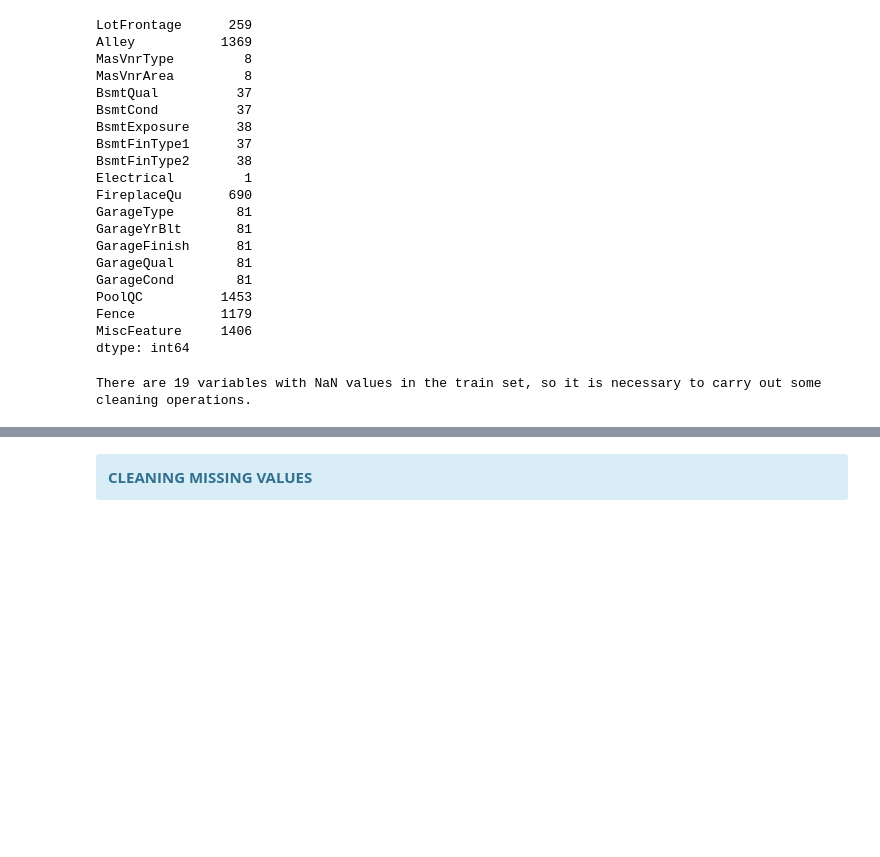
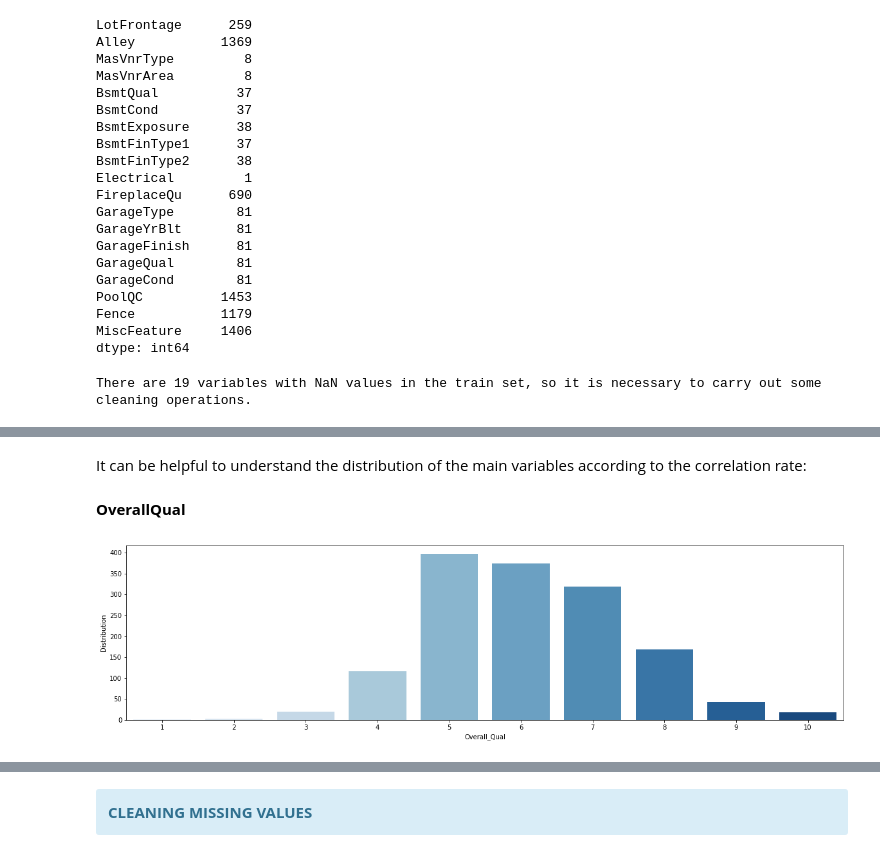
Before and after one commit to GonzaloGomezMillan/House-Prices-Prediction, a Jupyter notebook: HousePrices_Capstone-Simplified.ipynb, the cells around one changed output, grey strips where cells are left out. Drawn from its saved outputs; the diff is of its cells as text; code cells hidden in the pictures; blank space fills up the shorter version.

```diff
--- a/HousePrices_Capstone-Simplified.ipynb
+++ b/HousePrices_Capstone-Simplified.ipynb
@@ -324,0 +356,10 @@ There are 19 variables with NaN values in the train set, so it is necessary to c
+# %% [markdown]
+It can be helpful to understand the distribution of the main variables according to the correlation rate:
+# %% [markdown]
+**OverallQual**
+# %%
+overall_qual = pd.DataFrame(df_train.OverallQual.value_counts()).reset_index().sort_values(by = 'index').rename(
+    columns={'index':'Overall_Qual','OverallQual':'Distribution'})
+sb.barplot(data = overall_qual, x = 'Overall_Qual', y = 'Distribution', palette = 'Blues');
+# %% [output]
+[figure, added]
```
Also changed, not shown: parts of 31 cells of this notebook.
